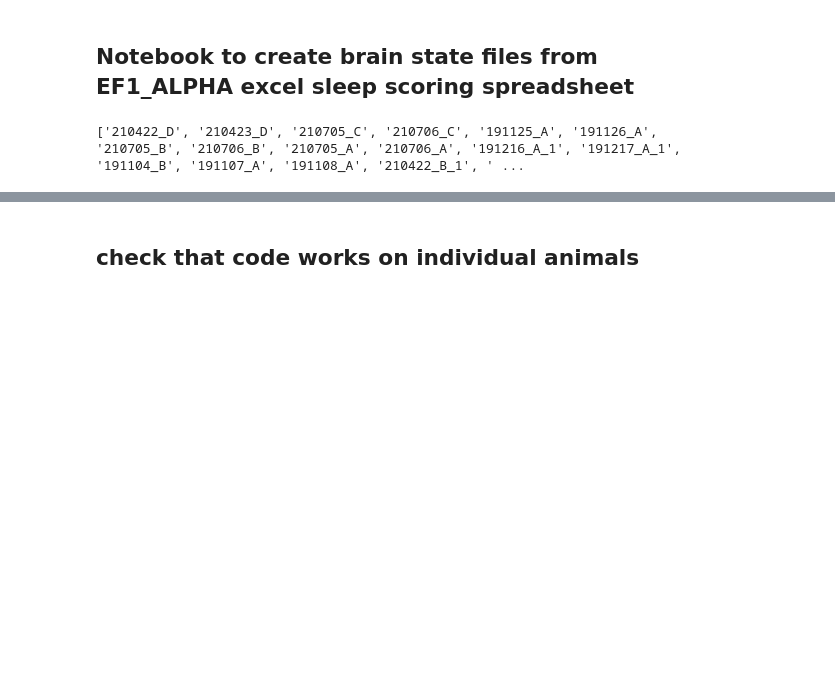
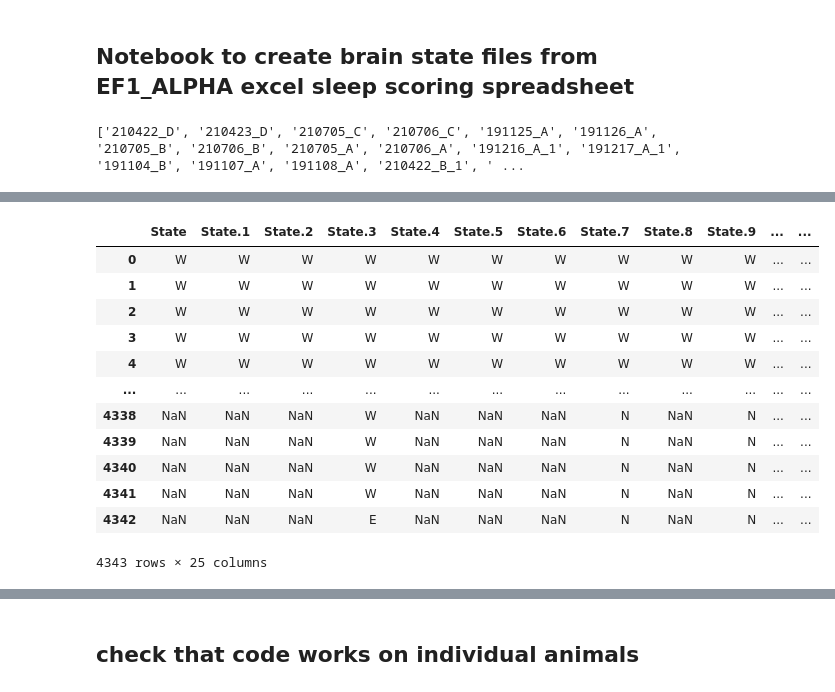
Before and after one commit to melissafasol/ef1_alpha, a Jupyter notebook: brain_state_extraction.ipynb, the cells around one changed output, grey strips where cells are left out. Saved outputs shown, nothing was run; the diff lists cells and outputs as text; code cells hidden in the pictures; blank space fills up the shorter version.

```diff
--- a/brain_state_extraction.ipynb
+++ b/brain_state_extraction.ipynb
@@ -28,3 +44,19 @@ raw_discard = pd.read_excel('grant_EEG_classification.xlsx', usecols = cols_disc
+# %%
+raw_epochs_letter
+# %% [output]
+|  | State | State.1 | State.2 | State.3 | State.4 | State.5 | State.6 | State.7 | State.8 | State.9 | ... | ... |
+| 0 | W | W | W | W | W | W | W | W | W | W | ... | ... |
+| 1 | W | W | W | W | W | W | W | W | W | W | ... | ... |
+| 2 | W | W | W | W | W | W | W | W | W | W | ... | ... |
+| 3 | W | W | W | W | W | W | W | W | W | W | ... | ... |
+| 4 | W | W | W | W | W | W | W | W | W | W | ... | ... |
+| ... | ... | ... | ... | ... | ... | ... | ... | ... | ... | ... | ... | ... |
+| 4338 | NaN | NaN | NaN | W | NaN | NaN | NaN | N | NaN | N | ... | ... |
+| 4339 | NaN | NaN | NaN | W | NaN | NaN | NaN | N | NaN | N | ... | ... |
+| 4340 | NaN | NaN | NaN | W | NaN | NaN | NaN | N | NaN | N | ... | ... |
+| 4341 | NaN | NaN | NaN | W | NaN | NaN | NaN | N | NaN | N | ... | ... |
+| 4342 | NaN | NaN | NaN | E | NaN | NaN | NaN | N | NaN | N | ... | ... |
+4343 rows × 25 columns
 # %%
 two_files = []
 for epoch in raw_epochs:
```
Also changed, not shown: parts of 3 cells of this notebook, 3 other files.
